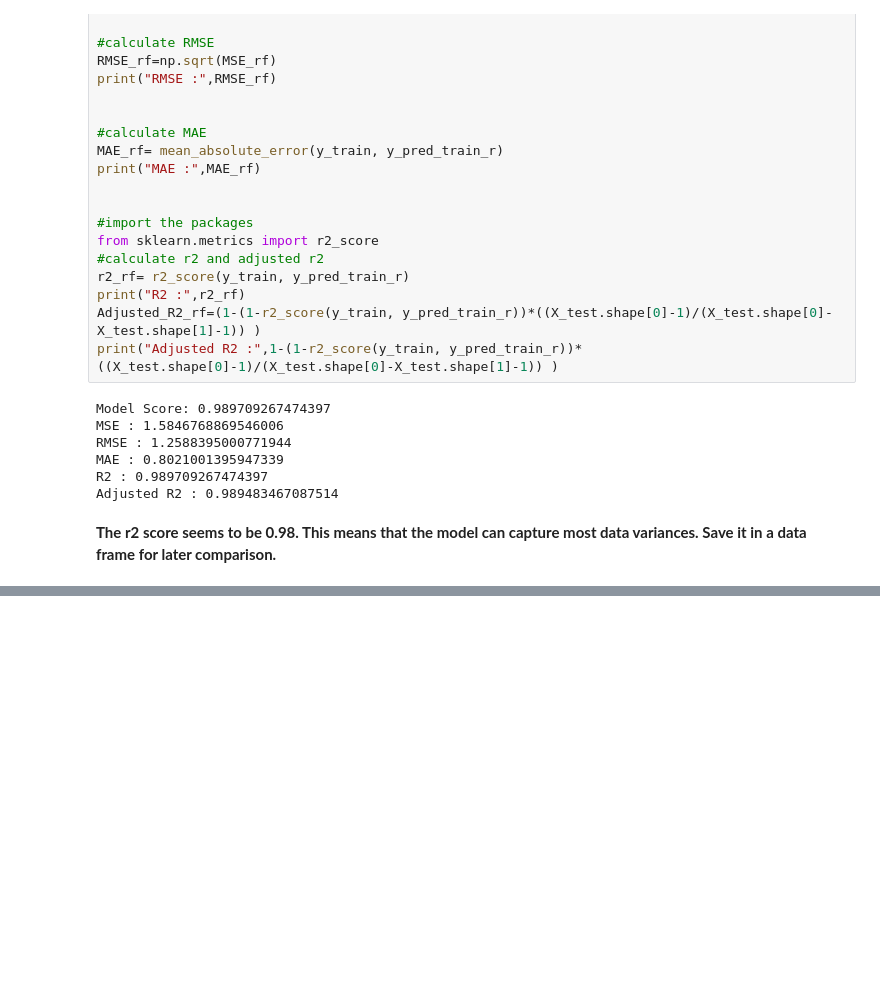
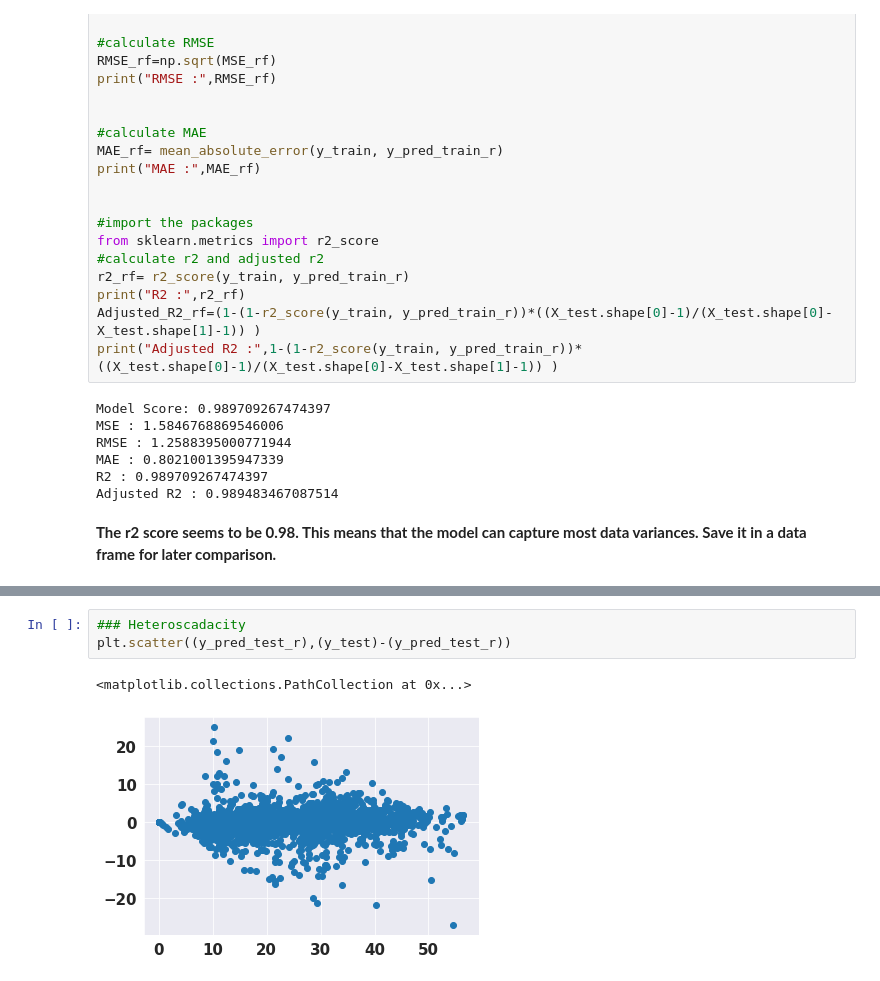
Before and after one commit to yashwany/Bike-Sharing-Demand-Prediction, a Jupyter notebook: Capstone_project_Bike_Sharing_Demand_Prediction.ipynb, the cells around one changed output, grey strips where cells are left out. Cells and saved outputs as stored; diff of their text form; blank space fills up the shorter version.

```diff
--- a/Capstone_project_Bike_Sharing_Demand_Prediction.ipynb
+++ b/Capstone_project_Bike_Sharing_Demand_Prediction.ipynb
@@ -1632,0 +1683,6 @@ Adjusted R2 : 0.989483467087514
+# %%
+### Heteroscadacity
+plt.scatter((y_pred_test_r),(y_test)-(y_pred_test_r))
+# %% [output]
+<matplotlib.collections.PathCollection at 0x...>
+[figure, added]
```
Also changed, not shown: parts of 58 cells of this notebook.
